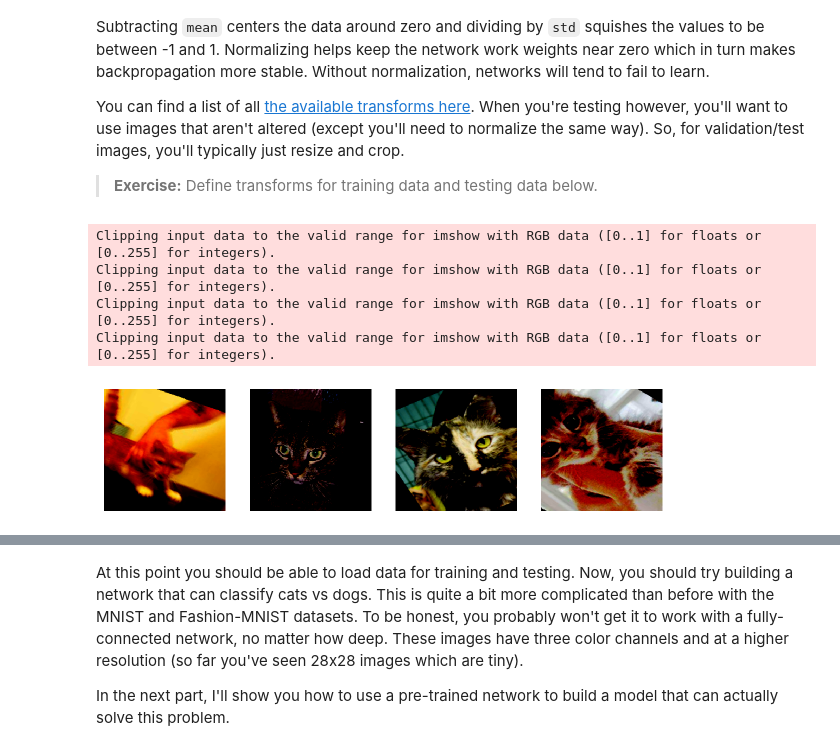
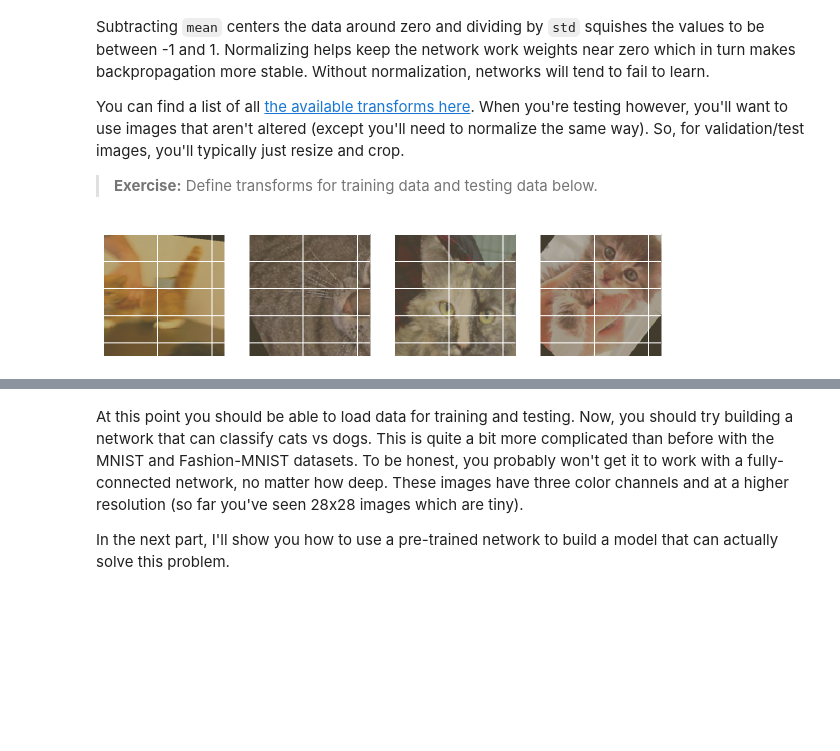
Before and after one commit to elcymon/dog-cats-classifier, a Jupyter notebook: Part_7_Loading_Image_Data_(Exercises).ipynb, the cells around one changed output, grey strips where cells are left out. Saved outputs shown, nothing was run; the diff lists cells and outputs as text; code cells hidden in the pictures; blank space fills up the shorter version.

```diff
--- a/Part_7_Loading_Image_Data_(Exercises).ipynb
+++ b/Part_7_Loading_Image_Data_(Exercises).ipynb
@@ -137,7 +152,7 @@ You can find a list of all [the available transforms here](http://pytorch.org/do
 
 >**Exercise:** Define transforms for training data and testing data below.
 # %%
-data_dir = 'assets/Cat_Dog_data'
+data_dir = 'Cat_Dog_data'
 
 # TODO: Define transforms for the training data and testing data
 train_transforms = transforms.Compose([transforms.RandomRotation(75),
@@ -163,18 +178,14 @@ testloader = torch.utils.data.DataLoader(test_data, batch_size=32)
 # %%
 # change this to the trainloader or testloader
 data_iter = iter(trainloader)
 
 images, labels = next(data_iter)
 fig, axes = plt.subplots(figsize=(10,4), ncols=4)
 for ii in range(4):
     ax = axes[ii]
-    helper.imshow(images[ii], ax=ax, normalize=False)
+    helper.imshow(images[ii], ax=ax, normalize=True)
 # %% [output]
-Clipping input data to the valid range for imshow with RGB data ([0..1] for floats or [0..255] for integers).
-Clipping input data to the valid range for imshow with RGB data ([0..1] for floats or [0..255] for integers).
-Clipping input data to the valid range for imshow with RGB data ([0..1] for floats or [0..255] for integers).
-Clipping input data to the valid range for imshow with RGB data ([0..1] for floats or [0..255] for integers).
-[figure, old version]
+[figure, new version]
 # %% [markdown]
 Your transformed images should look something like this.
 
```
Also changed, not shown: parts of 8 cells of this notebook.
